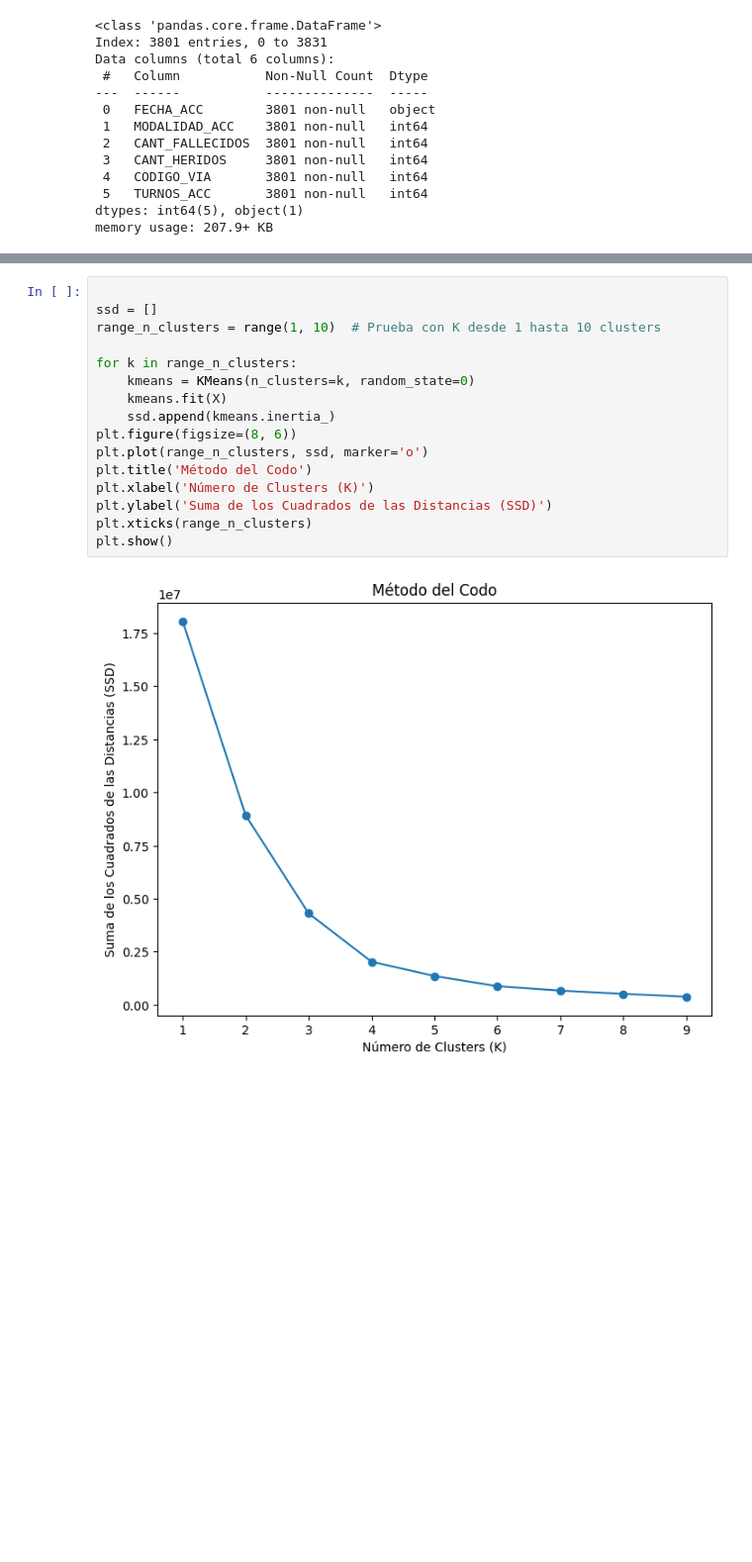
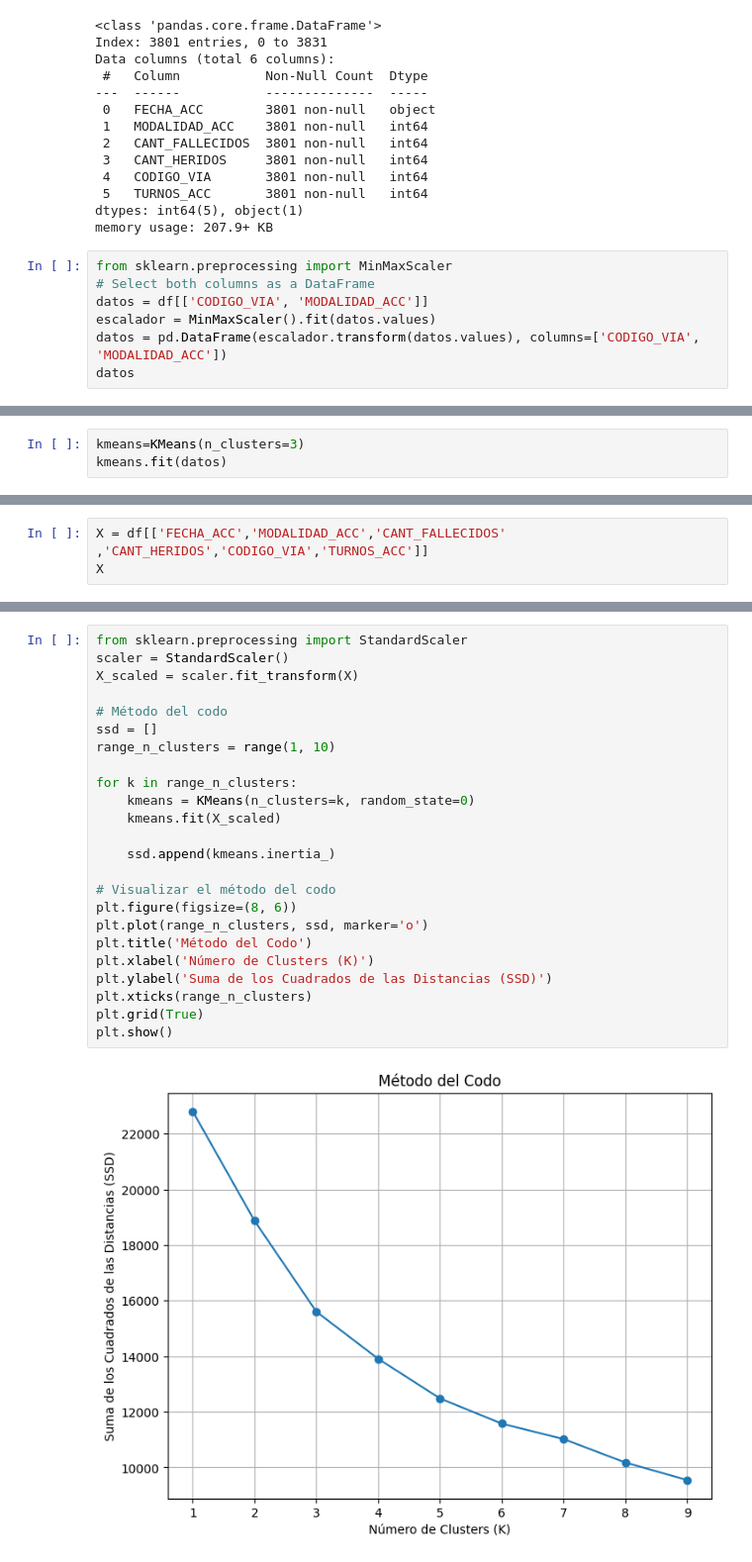
Before and after one commit to voz-mk/sistemas-inteligentes, a Jupyter notebook: main.ipynb, the cells around one changed output, grey strips where cells are left out. Shown at 99% size. Cells and saved outputs as stored; diff of their text form; blank space fills up the shorter version.

Commit message:
pre procesamiento de las columnas codigo via y modalidad con la visualizacion

```diff
--- a/main.ipynb
+++ b/main.ipynb
@@ -322,3 +305,10 @@ Data columns (total 6 columns):
  5   TURNOS_ACC       3801 non-null   int64
 dtypes: int64(5), object(1)
 memory usage: 207.9+ KB
+# %%
+from sklearn.preprocessing import MinMaxScaler
+# Select both columns as a DataFrame
+datos = df[['CODIGO_VIA', 'MODALIDAD_ACC']]
+escalador = MinMaxScaler().fit(datos.values)
+datos = pd.DataFrame(escalador.transform(datos.values), columns=['CODIGO_VIA', 'MODALIDAD_ACC'])
+datos
@@ -324,0 +329,3 @@ memory usage: 207.9+ KB
+# %%
+kmeans=KMeans(n_clusters=3)
+kmeans.fit(datos)
@@ -324,0 +375,3 @@ memory usage: 207.9+ KB
+# %%
+X = df[['FECHA_ACC','MODALIDAD_ACC','CANT_FALLECIDOS' ,'CANT_HERIDOS','CODIGO_VIA','TURNOS_ACC']]
+X
@@ -325,21 +392,29 @@ memory usage: 207.9+ KB
 # %%
+from sklearn.preprocessing import StandardScaler
+scaler = StandardScaler()
+X_scaled = scaler.fit_transform(X)
 
+# Método del codo
 ssd = []
-range_n_clusters = range(1, 10)  # Prueba con K desde 1 hasta 10 clusters
+range_n_clusters = range(1, 10)
 
 for k in range_n_clusters:
     kmeans = KMeans(n_clusters=k, random_state=0)
-    kmeans.fit(X)
+    kmeans.fit(X_scaled)
+
     ssd.append(kmeans.inertia_)
+
+# Visualizar el método del codo
 plt.figure(figsize=(8, 6))
 plt.plot(range_n_clusters, ssd, marker='o')
 plt.title('Método del Codo')
 plt.xlabel('Número de Clusters (K)')
 plt.ylabel('Suma de los Cuadrados de las Distancias (SSD)')
 plt.xticks(range_n_clusters)
+plt.grid(True)
 plt.show()
 # %% [output]
-[figure, old version]
+[figure, new version]
 # %%
 
 kmeans = KMeans(n_clusters=3)
```
Also changed, not shown: parts of 18 cells of this notebook.
